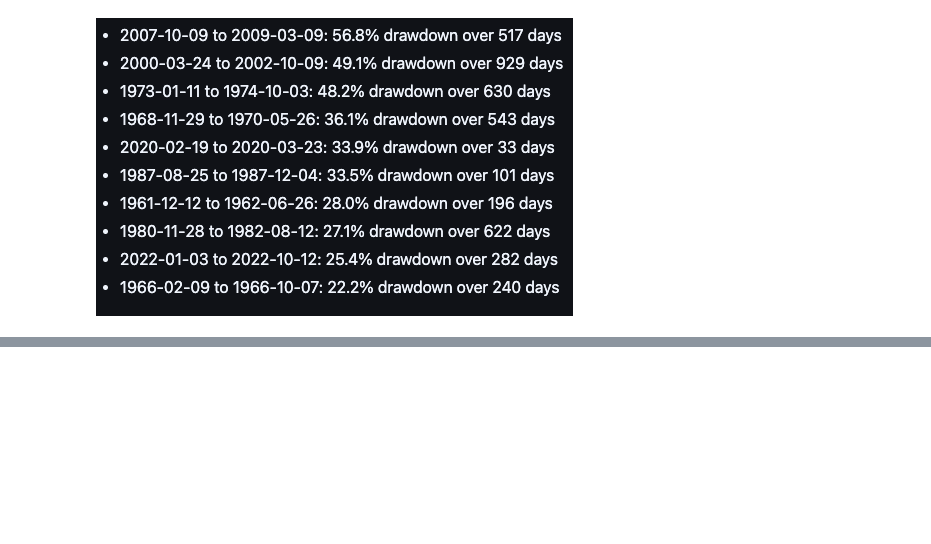
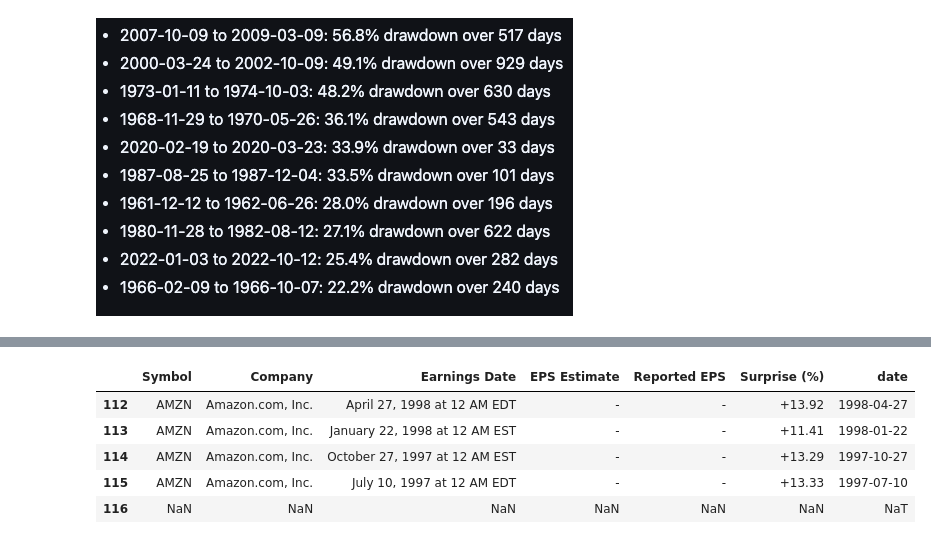
Before and after one commit to Dcwind/stock-market-analysis, a Jupyter notebook: S&P500_analysis.ipynb, the cells around one changed output, grey strips where cells are left out. Drawn from its saved outputs; the diff is of its cells as text; code cells hidden in the pictures; blank space fills up the shorter version.

Commit message:
AMZN earnings-surprise 2-day return study

```diff
--- a/S&P500_analysis.ipynb
+++ b/S&P500_analysis.ipynb
@@ -310,0 +315,16 @@ for _, r in top10.iterrows():
+# %%
+earnings = pd.read_csv("ha1_Amazon.csv", delimiter=";")
+
+clean = earnings["Earnings Date"].str.replace(r"\s+at\s+.*", "", regex=True)
+earnings["date"] = pd.to_datetime(clean, format="%B %d, %Y")
+earnings.tail()
+# # Ensure datetime dtype and tidy column names
+# earnings["Earnings Date"] = pd.to_datetime(earnings["Earnings Date"])
+# earnings = earnings.rename(columns=str.lower)   # 'actual eps', 'estimate', 'surprise (%)', etc.
+# %% [output]
+|  | Symbol | Company | Earnings Date | EPS Estimate | Reported EPS | Surprise (%) | date |
+| 112 | AMZN | Amazon.com, Inc. | April 27, 1998 at 12 AM EDT | - | - | +13.92 | 1998-04-27 |
+| 113 | AMZN | Amazon.com, Inc. | January 22, 1998 at 12 AM EST | - | - | +11.41 | 1998-01-22 |
+| 114 | AMZN | Amazon.com, Inc. | October 27, 1997 at 12 AM EST | - | - | +13.29 | 1997-10-27 |
+| 115 | AMZN | Amazon.com, Inc. | July 10, 1997 at 12 AM EDT | - | - | +13.33 | 1997-07-10 |
+| 116 | NaN | NaN | NaN | NaN | NaN | NaN | NaT |
```
Also changed, not shown: parts of 10 cells of this notebook.
